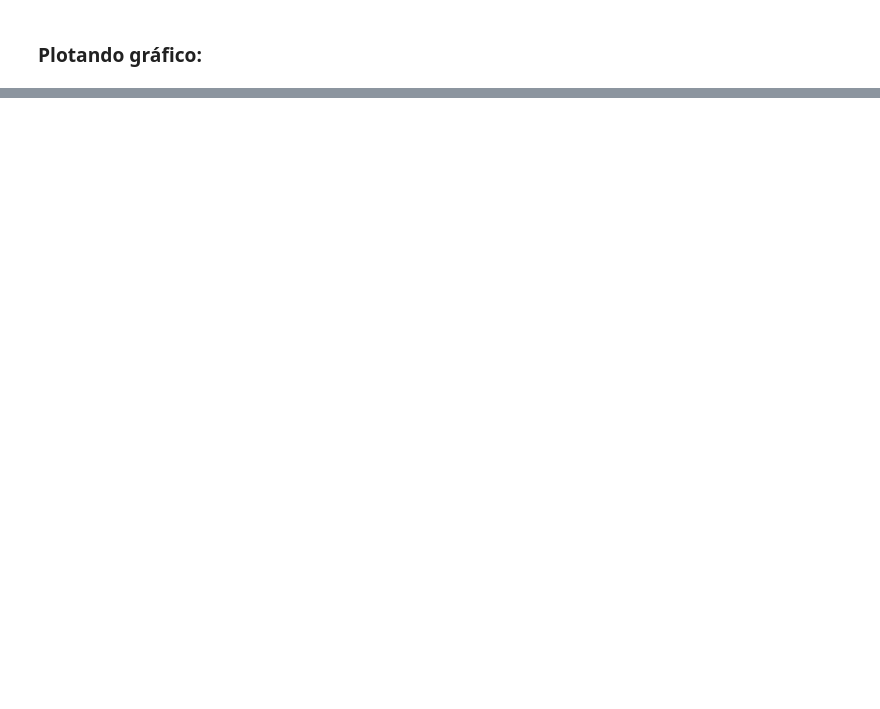
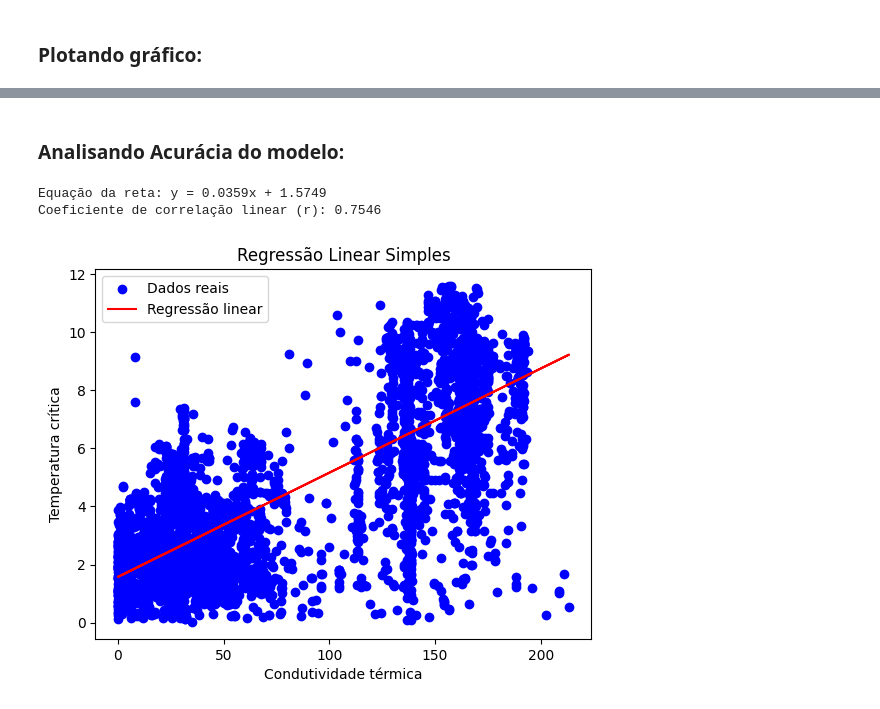
Before and after one commit to mthperera/predict-critical-temperature, a Jupyter notebook: notebooks/02_simples_reglin/fitting.ipynb, the cells around one changed output, grey strips where cells are left out. Drawn from its saved outputs; the diff is of its cells as text; code cells hidden in the pictures; blank space fills up the shorter version.

Commit message:
Testando acurácia (Coef. Pearson) da RegLin Simples

```diff
--- a/notebooks/02_simples_reglin/fitting.ipynb
+++ b/notebooks/02_simples_reglin/fitting.ipynb
@@ -63,0 +64,32 @@ plt.show()
+# %% [markdown]
+### Analisando Acurácia do modelo:
+# %%
+import matplotlib.pyplot as plt
+
+# Previsão dos valores:
+thermal_cond_array_test = thermal_cond_array_test.reshape(-1, 1)
+y_pred = modelo.predict(thermal_cond_array_test)
+
+# Mostrando coeficientes da reta:
+a = modelo.coef_[0]
+b = modelo.intercept_
+
+print(f"Equação da reta: y = {a:.4f}x + {b:.4f}")
+
+# Mostrando Coeficiente de Pearson:
+r = np.corrcoef(crit_temp_array_test, y_pred)[0, 1]
+
+print(f"Coeficiente de correlação linear (r): {r:.4f}")
+
+# Plotando os gráficos:
+plt.scatter(thermal_cond_array_test, crit_temp_array_test, color='blue', label='Dados reais')
+plt.plot(thermal_cond_array_test, y_pred, color='red', label='Regressão linear')
+plt.xlabel('Condutividade térmica')
+plt.ylabel('Temperatura crítica')
+plt.title('Regressão Linear Simples')
+plt.legend()
+plt.show()
+# %% [output]
+Equação da reta: y = 0.0359x + 1.5749
+Coeficiente de correlação linear (r): 0.7546
+[figure, added]
```
Also changed, not shown: parts of 2 cells of this notebook, 2 other files.
